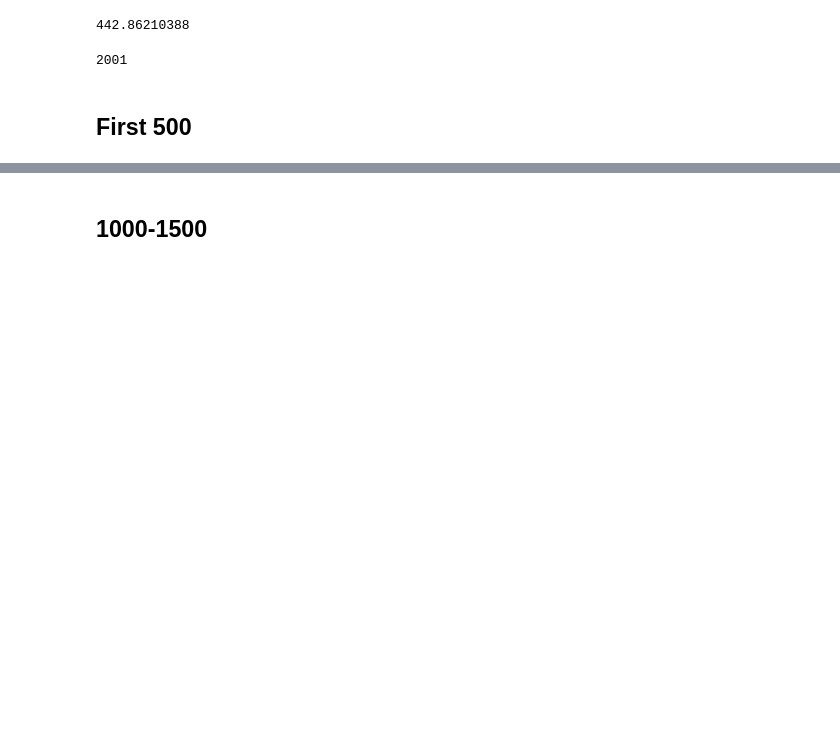
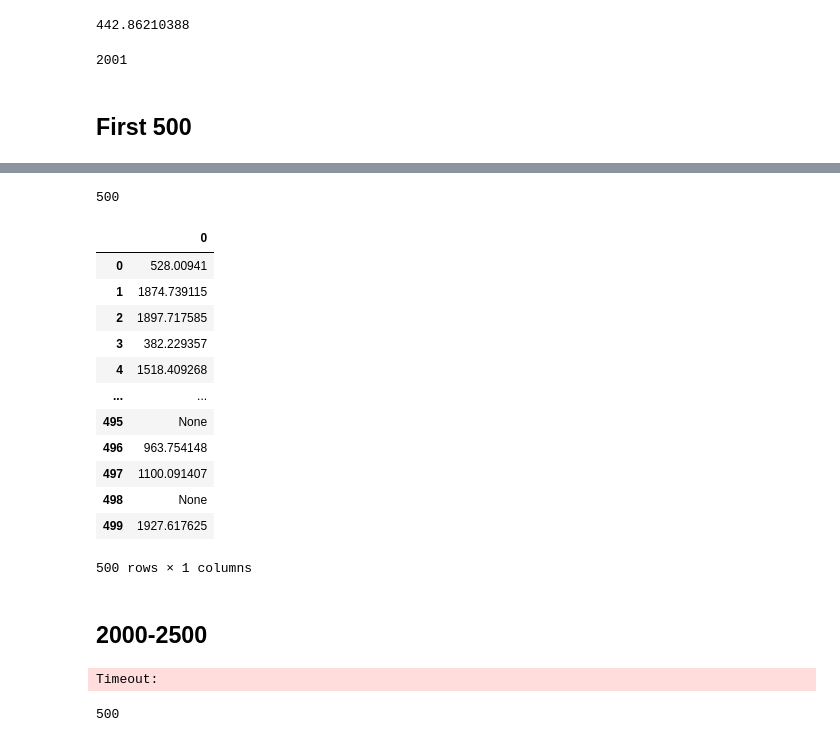
Before and after one commit to MAST30034-Applied-Data-Science/generic-real-estate-consulting-project-group-29, a Jupyter notebook: notebooks/train station.ipynb, the cells around one changed output, grey strips where cells are left out. Saved outputs shown, nothing was run; the diff lists cells and outputs as text; code cells hidden in the pictures; blank space fills up the shorter version.

```diff
--- a/notebooks/train station.ipynb
+++ b/notebooks/train station.ipynb
@@ -447,0 +1286,2 @@ len(distance)
+# %%
+client = ors.Client(key='5b3ce3597851110001cf62488c65290264c547e3a87223f862e7debe')
@@ -448,3 +1633,33 @@ len(distance)
+# %%
+for i in cord[1961:1981]:
+    geojson = {"type": "point", "coordinates": i}
+    pois = client.places(
+        request='pois',
+        geojson=geojson,
+        buffer=2000,  # searches within 2000 meters of specified point
+        filter_category_ids=[604],  # https://github.com/GIScience/openpoiservice/blob/master/openpoiservice/server/categories/categories.yml
+        validate=False,
+
+    )
+    if len(pois['features']) == 0:
+        distance.append("None")
+    else:
+        distance.append(pois['features'][0]['properties']['distance'])
+# %%
+for i in cord[1981:2001]:
+    geojson = {"type": "point", "coordinates": i}
+    pois = client.places(
+        request='pois',
+        geojson=geojson,
+        buffer=2000,  # searches within 2000 meters of specified point
+        filter_category_ids=[604],  # https://github.com/GIScience/openpoiservice/blob/master/openpoiservice/server/categories/categories.yml
+        validate=False,
+
+    )
+    if len(pois['features']) == 0:
+        distance.append("None")
+    else:
+        distance.append(pois['features'][0]['properties']['distance'])
 # %%
 distance
 # %% [output]
@@ -487,2 +1682,0 @@ for i in cord[501:521]:
-# %% [markdown]
-## 1000-1500
@@ -490,0 +1683,21 @@ client = ors.Client(key='5b3ce3597851110001cf624828611af684c746e9b1de6fe3a97c828
+# %%
+len(distance)
+# %% [output]
+500
+# %%
+df = pd.DataFrame (distance)
+df
+# %% [output]
+|  | 0 |
+| 0 | 528.00941 |
+| 1 | 1874.739115 |
+| 2 | 1897.717585 |
+| 3 | 382.229357 |
+| 4 | 1518.409268 |
+| ... | ... |
+| 495 | None |
+| 496 | 963.754148 |
+| 497 | 1100.091407 |
+| 498 | None |
+| 499 | 1927.617625 |
+500 rows × 1 columns
@@ -490,0 +1706,2 @@ client = ors.Client(key='5b3ce3597851110001cf624828611af684c746e9b1de6fe3a97c828
+# %% [markdown]
+## 2000-2500
@@ -490,0 +1710,17 @@ client = ors.Client(key='5b3ce3597851110001cf624828611af684c746e9b1de6fe3a97c828
+# %%
+for i in cord[2001:2021]:
+    geojson = {"type": "point", "coordinates": i}
+    pois = client.places(
+        request='pois',
+        geojson=geojson,
+        buffer=2000,  # searches within 2000 meters of specified point
+        filter_category_ids=[604],  # https://github.com/GIScience/openpoiservice/blob/master/openpoiservice/server/categories/categories.yml
+        validate=False,
+
+    )
+    if len(pois['features']) == 0:
+        distance.append("None")
+    else:
+        distance.append(pois['features'][0]['properties']['distance'])
+# %% [output]
+Timeout:
@@ -490,0 +2087,4 @@ client = ors.Client(key='5b3ce3597851110001cf624828611af684c746e9b1de6fe3a97c828
+# %%
+len(distance)
+# %% [output]
+500
```
Also changed, not shown: parts of 153 cells of this notebook.
